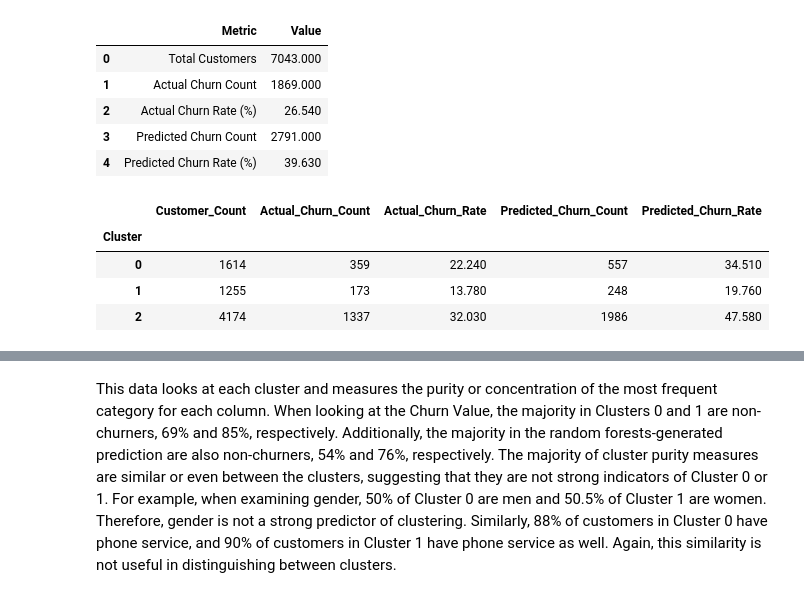
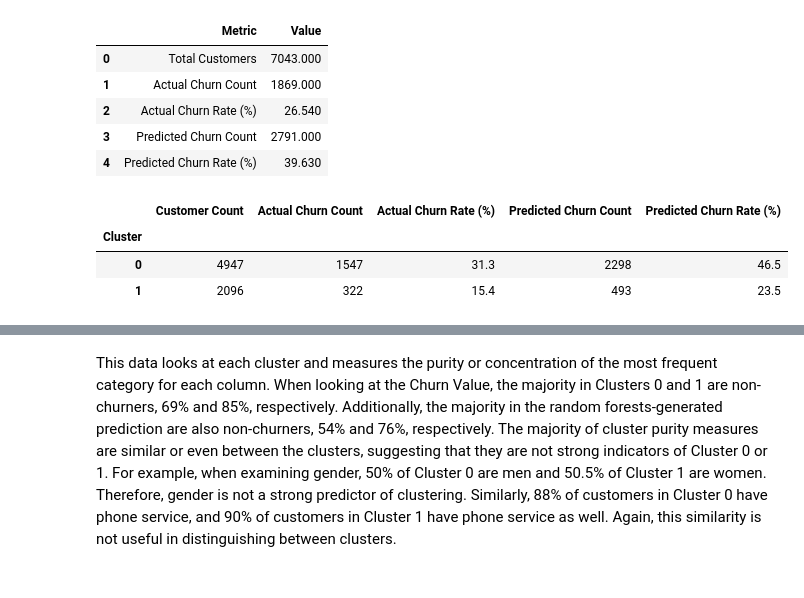
Before and after one commit to jharrison4386/ADS-505-Group-8-Project, a Jupyter notebook: final_project_predictive_modeling.ipynb, the cells around one changed output, grey strips where cells are left out. Drawn from its saved outputs; the diff is of its cells as text; code cells hidden in the pictures.

```diff
--- a/final_project_predictive_modeling.ipynb
+++ b/final_project_predictive_modeling.ipynb
@@ -1216,10 +1402,10 @@ Cluster initiation: 8
 Cluster initiation: 9
 [figure]
 # %%
-# Fit the cluster
-kprototype2 = KPrototypes(n_jobs = -1, n_clusters = 3, init = 'Huang', random_state = 0)
-kprototype2.fit_predict(df2Matrix, categorical = catColumnsPos)
+# # Fit to k = 2 clusters
+# kprototype2 = KPrototypes(n_jobs = -1, n_clusters = 2, init = 'Huang', random_state = 0)
+# k2pred = kprototype2.fit_predict(df2Matrix, categorical = catColumnsPos)
 
-# Aprilliant, A. (2021, January 17). The k-prototype as clustering algorithm for mixed data type(Categorical and numerical).
-# Towards Data Science.
-# https://towardsdatascience.com/the-k-prototype-as-clustering-algorithm-for-mixed-data-type-categorical-and-numerical-fe7c50538ebb/
+# # Aprilliant, A. (2021, January 17). The k-prototype as clustering algorithm for mixed data type(Categorical and numerical).
+# # Towards Data Science.
+# # https://towardsdatascience.com/the-k-prototype-as-clustering-algorithm-for-mixed-data-type-categorical-and-numerical-fe7c50538ebb/
@@ -1256,0 +1711,8 @@ Cost: 3724478265.8910036
+# %%
+# Fit to k = 2 clusters
+kprototype2 = KPrototypes(n_jobs = -1, n_clusters = 2, init = 'Huang', random_state = 0)
+k2pred = kprototype2.fit_predict(df2Matrix, categorical = catColumnsPos)
+
+# Aprilliant, A. (2021, January 17). The k-prototype as clustering algorithm for mixed data type(Categorical and numerical).
+# Towards Data Science.
+# https://towardsdatascience.com/the-k-prototype-as-clustering-algorithm-for-mixed-data-type-categorical-and-numerical-fe7c50538ebb/
@@ -1409,30 +1978,42 @@ display(unclustered_summary.round(2))
 | 3 | Predicted Churn Count | 2791.000 |
 | 4 | Predicted Churn Rate (%) | 39.630 |
 # %%
-# Attach cluster labels to the original data
-df_clustered = df2.copy().reset_index(drop=True)
-df_clustered['Cluster'] = kprototype2.labels_
+# Attach k = 2 cluster labels to the original data
+
+df_clustered2 = df2.copy().reset_index(drop=True)
+df_clustered2['Cluster'] = kprototype2.labels_
 
 # Calculate churn statistics by cluster
-clustered_summary = df_clustered.groupby('Cluster').agg(
-    Customer_Count=('Churn Value', 'size'),
-    Actual_Churn_Count=('Churn Value', 'sum'),
-    Actual_Churn_Rate=('Churn Value', 'mean'),
-    Predicted_Churn_Count=('rf_pred', 'sum'),
-    Predicted_Churn_Rate=('rf_pred', 'mean')
+clustered_summary2 = df_clustered2.groupby('Cluster').agg(
+    **{
+    "Customer Count": ('Churn Value', 'size'),
+    "Actual Churn Count": ('Churn Value', 'sum'),
+    "Actual Churn Rate (%)": ('Churn Value', 'mean'),
+    "Predicted Churn Count": ('rf_pred', 'sum'),
+    "Predicted Churn Rate (%)": ('rf_pred', 'mean')
+    }
 )
 
 # Convert rates to percentages
-clustered_summary[
-    ['Actual_Churn_Rate', 'Predicted_Churn_Rate']
+clustered_summary2[
+    ['Actual Churn Rate (%)', 'Predicted Churn Rate (%)']
 ] *= 100
 
-clustered_summary = clustered_summary.round(2)
+clustered_summary2 = clustered_summary2.round(1)
 
-display(clustered_summary)
+#display(clustered_summary2)
+
+display(
+    clustered_summary2.style.format({
+        "Customer Count": "{:.0f}",
+        "Actual Churn Count": "{:.0f}",
+        "Actual Churn Rate (%)": "{:.1f}",
+        "Predicted Churn Count": "{:.0f}",
+        "Predicted Churn Rate (%)": "{:.1f}"
+    })
+)
 # %% [output]
-|  | Customer_Count | Actual_Churn_Count | Actual_Churn_Rate | Predicted_Churn_Count | Predicted_Churn_Rate |
+|  | Customer Count | Actual Churn Count | Actual Churn Rate (%) | Predicted Churn Count | Predicted Churn Rate (%) |
 | Cluster |  |  |  |  |  |
-| 0 | 1614 | 359 | 22.240 | 557 | 34.510 |
-| 1 | 1255 | 173 | 13.780 | 248 | 19.760 |
-| 2 | 4174 | 1337 | 32.030 | 1986 | 47.580 |
+| 0 | 4947 | 1547 | 31.3 | 2298 | 46.5 |
+| 1 | 2096 | 322 | 15.4 | 493 | 23.5 |
```
Also changed, not shown: parts of 54 cells of this notebook.
